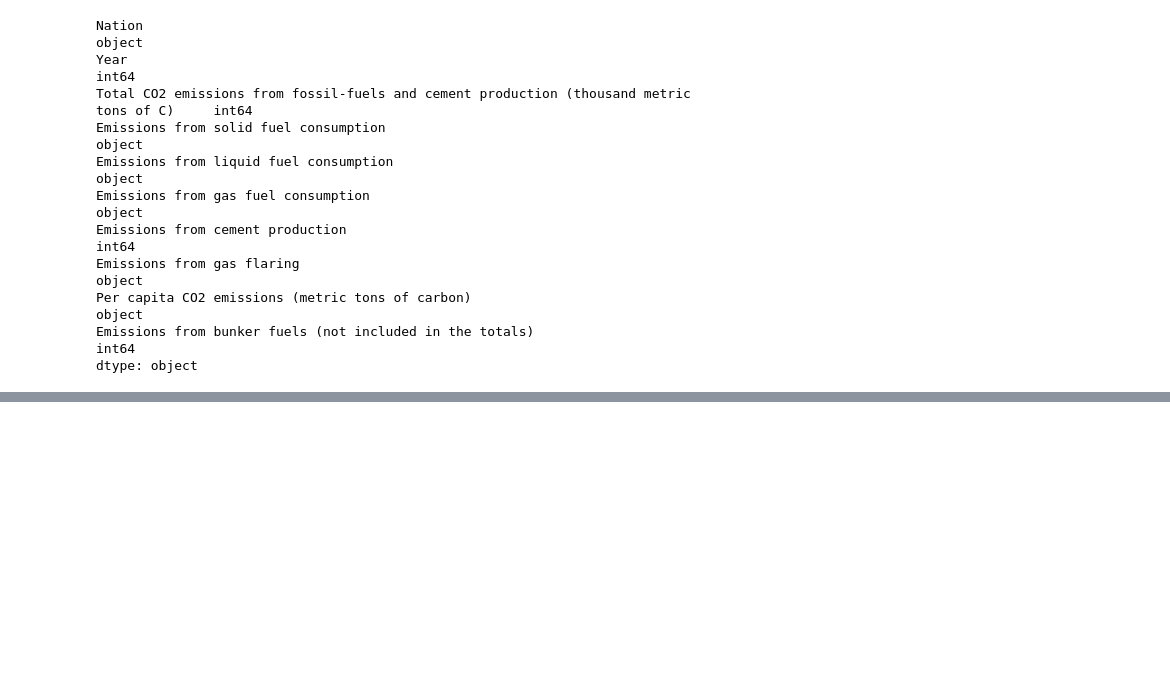
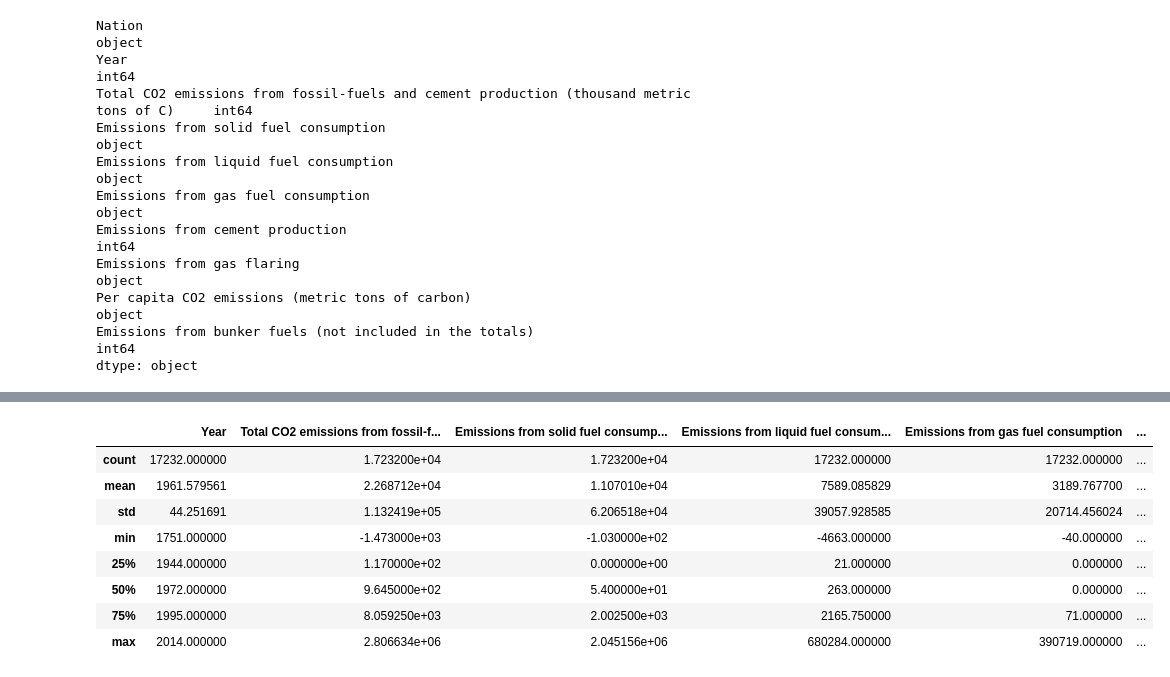
Before and after one commit to tahmidbintaslim/ProgrammingForDataScienceProject, a Jupyter notebook: National.ipynb, the cells around one changed output, grey strips where cells are left out. Saved outputs shown, nothing was run; the diff lists cells and outputs as text; code cells hidden in the pictures; blank space fills up the shorter version.

```diff
--- a/National.ipynb
+++ b/National.ipynb
@@ -113,0 +142,8 @@ TypeError: unsupported operand type(s) for +: 'int' and 'str'
+# %%
+data['Per capita CO2 emissions (metric tons of carbon)'] = data['Per capita CO2 emissions (metric tons of carbon)'].fillna(0)
+# %%
+data['Emissions from solid fuel consumption'] = data['Emissions from solid fuel consumption'].fillna(0)
+# %%
+data['Emissions from liquid fuel consumption'] = data['Emissions from liquid fuel consumption'].fillna(0)
+# %%
+data['Emissions from gas fuel consumption'] = data['Emissions from gas fuel consumption'].fillna(0)
@@ -115,0 +181,12 @@ data.notnull()
+# %%
+data.describe()
+# %% [output]
+|  | Year | Total CO2 emissions from fossil-f... | Emissions from solid fuel consump... | Emissions from liquid fuel consum... | Emissions from gas fuel consumption | ... |
+| count | 17232.000000 | 1.723200e+04 | 1.723200e+04 | 17232.000000 | 17232.000000 | ... |
+| mean | 1961.579561 | 2.268712e+04 | 1.107010e+04 | 7589.085829 | 3189.767700 | ... |
+| std | 44.251691 | 1.132419e+05 | 6.206518e+04 | 39057.928585 | 20714.456024 | ... |
+| min | 1751.000000 | -1.473000e+03 | -1.030000e+02 | -4663.000000 | -40.000000 | ... |
+| 25% | 1944.000000 | 1.170000e+02 | 0.000000e+00 | 21.000000 | 0.000000 | ... |
+| 50% | 1972.000000 | 9.645000e+02 | 5.400000e+01 | 263.000000 | 0.000000 | ... |
+| 75% | 1995.000000 | 8.059250e+03 | 2.002500e+03 | 2165.750000 | 71.000000 | ... |
+| max | 2014.000000 | 2.806634e+06 | 2.045156e+06 | 680284.000000 | 390719.000000 | ... |
```
Also changed, not shown: parts of 17 cells of this notebook.
